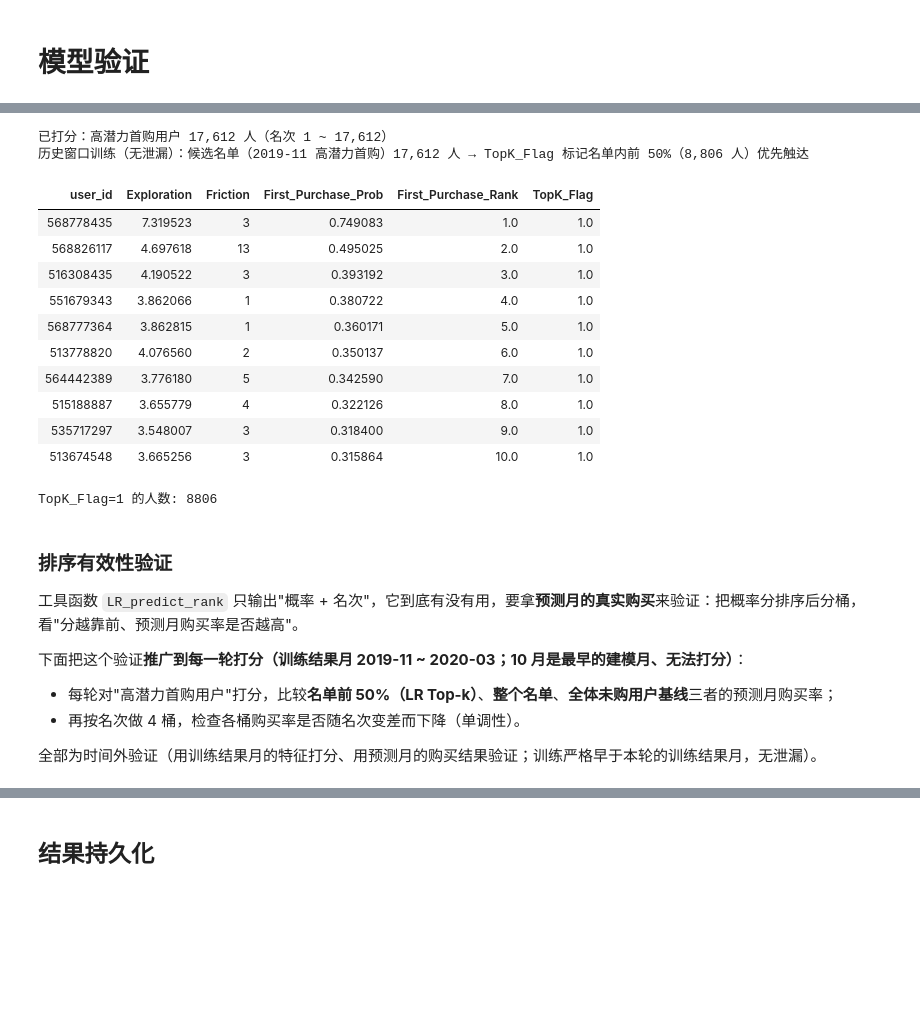
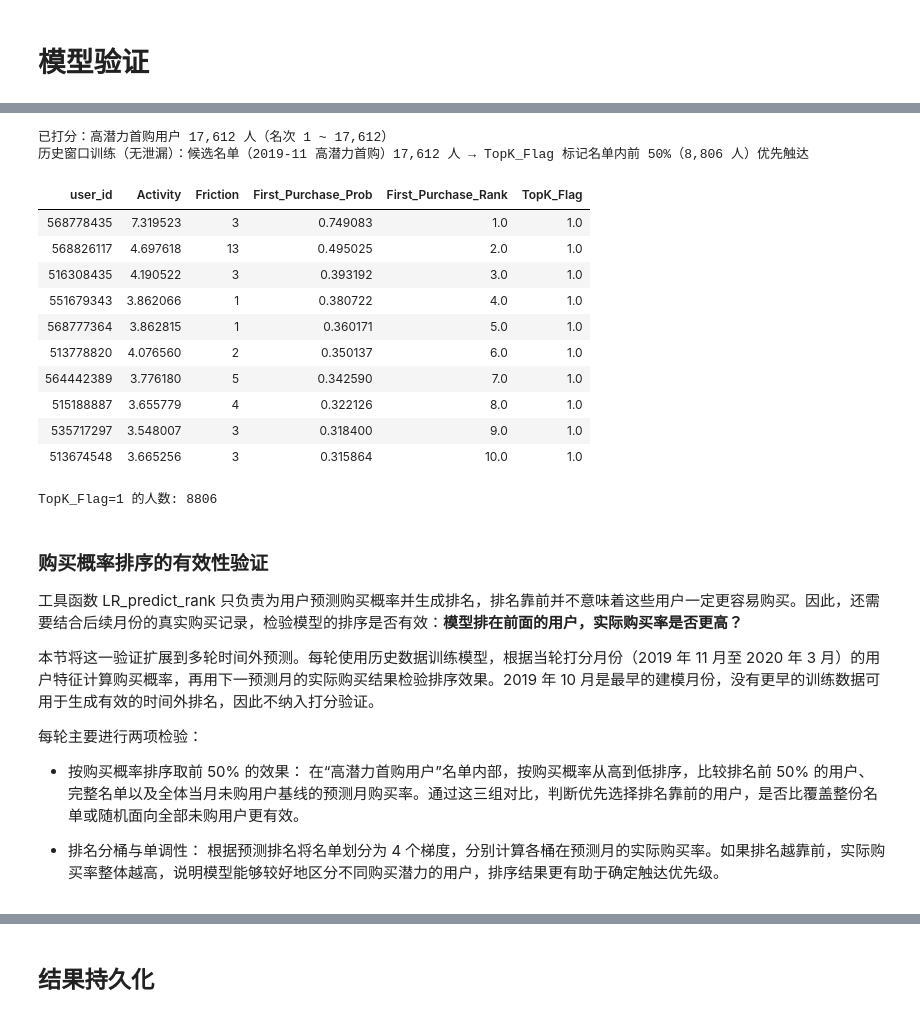
Before and after one commit to DX39069043/ecommerce-user-behavior-segmentation, a Jupyter notebook: main.ipynb, the cells around one changed output, grey strips where cells are left out. Saved outputs shown, nothing was run; the diff lists cells and outputs as text; code cells hidden in the pictures; blank space fills up the shorter version.

```diff
--- a/main.ipynb
+++ b/main.ipynb
@@ -984,35 +1110,35 @@ nov_df['Repurchase_Rank'] = np.nan
 
 # ── 第二步：对"高潜力首购用户"调用工具函数──
 # 后续要给别的标签打分时，照着下面两行再写一次即可（工具函数本身与人群无关）
 target_ids = nov_df.loc[nov_df['User_Segment'] == '高潜力首购用户', 'user_id'].to_numpy()
 # 传入 7 张月度表：函数内部用更早月份的历史样本训练，再对本轮名单打分
 ranked = LR_predict_rank(month_tables, SCORE_MONTH, target_ids)
 # 按 user_id 把概率与名次映射回名单
 nov_df['First_Purchase_Prob'] = nov_df['user_id'].map(ranked.set_index('user_id')['Prob'])
 nov_df['First_Purchase_Rank'] = nov_df['user_id'].map(ranked.set_index('user_id')['Rank'])
 print(f'已打分：高潜力首购用户 {len(target_ids):,} 人（名次 1 ~ {len(target_ids):,}）')
 
 # ── 第三步：调用方口径的"优先触达"标记（名单内前 POOL_TOP_RATIO）──
 in_list = nov_df['First_Purchase_Rank'].notna()
 k = int(np.ceil(int(in_list.sum()) * POOL_TOP_RATIO))
 nov_df['TopK_Flag'] = np.nan
 nov_df.loc[in_list, 'TopK_Flag'] = (nov_df.loc[in_list, 'First_Purchase_Rank'] <= k).astype(int)
 print(f"历史窗口训练（无泄漏）：候选名单（{SCORE_MONTH} 高潜力首购）{int(in_list.sum()):,} 人 → "
       f"TopK_Flag 标记名单内前 {POOL_TOP_RATIO:.0%}（{int((nov_df['TopK_Flag'] == 1).sum()):,} 人）优先触达")
 
 # ── 预览：按首购名次取前 10 ──
 top_preview = (nov_df.loc[nov_df['User_Segment'] == '高潜力首购用户',
-                            ['user_id', 'Exploration', 'Friction',
+                            ['user_id', 'Activity', 'Friction',
                              'First_Purchase_Prob', 'First_Purchase_Rank', 'TopK_Flag']]
                .sort_values('First_Purchase_Rank').head(10))
 display(HTML(top_preview.to_html(index=False)))
 
 # ── 名单规模核对 ──
 print('TopK_Flag=1 的人数:', int(nov_df['TopK_Flag'].sum()))
 # %% [output]
 已打分：高潜力首购用户 17,612 人（名次 1 ~ 17,612）
 历史窗口训练（无泄漏）：候选名单（2019-11 高潜力首购）17,612 人 → TopK_Flag 标记名单内前 50%（8,806 人）优先触达
-| user_id | Exploration | Friction | First_Purchase_Prob | First_Purchase_Rank | TopK_Flag |
+| user_id | Activity | Friction | First_Purchase_Prob | First_Purchase_Rank | TopK_Flag |
 | 568778435 | 7.319523 | 3 | 0.749083 | 1.0 | 1.0 |
 | 568826117 | 4.697618 | 13 | 0.495025 | 2.0 | 1.0 |
 | 516308435 | 4.190522 | 3 | 0.393192 | 3.0 | 1.0 |
@@ -1025,16 +1151,17 @@ print('TopK_Flag=1 的人数:', int(nov_df['TopK_Flag'].sum()))
 | 513674548 | 3.665256 | 3 | 0.315864 | 10.0 | 1.0 |
 TopK_Flag=1 的人数: 8806
 # %% [markdown]
-### 排序有效性验证
+### 购买概率排序的有效性验证
 
-工具函数 `LR_predict_rank` 只输出"概率 + 名次"，它到底有没有用，要拿**预测月的真实购买**来验证：把概率分排序后分桶，看"分越靠前、预测月购买率是否越高"。
+工具函数 LR_predict_rank 只负责为用户预测购买概率并生成排名，排名靠前并不意味着这些用户一定更容易购买。因此，还需要结合后续月份的真实购买记录，检验模型的排序是否有效：**模型排在前面的用户，实际购买率是否更高？**
 
-下面把这个验证**推广到每一轮打分（训练结果月 2019-11 ~ 2020-03；10 月是最早的建模月、无法打分）**：
+本节将这一验证扩展到多轮时间外预测。每轮使用历史数据训练模型，根据当轮打分月份（2019 年 11 月至 2020 年 3 月）的用户特征计算购买概率，再用下一预测月的实际购买结果检验排序效果。2019 年 10 月是最早的建模月份，没有更早的训练数据可用于生成有效的时间外排名，因此不纳入打分验证。
 
-- 每轮对"高潜力首购用户"打分，比较**名单前 50%（LR Top-k）**、**整个名单**、**全体未购用户基线**三者的预测月购买率；
-- 再按名次做 4 桶，检查各桶购买率是否随名次变差而下降（单调性）。
+每轮主要进行两项检验：
 
-全部为时间外验证（用训练结果月的特征打分、用预测月的购买结果验证；训练严格早于本轮的训练结果月，无泄漏）。
+- 按购买概率排序取前 50% 的效果： 在“高潜力首购用户”名单内部，按购买概率从高到低排序，比较排名前 50% 的用户、完整名单以及全体当月未购用户基线的预测月购买率。通过这三组对比，判断优先选择排名靠前的用户，是否比覆盖整份名单或随机面向全部未购用户更有效。
+
+- 排名分桶与单调性： 根据预测排名将名单划分为 4 个梯度，分别计算各桶在预测月的实际购买率。如果排名越靠前，实际购买率整体越高，说明模型能够较好地区分不同购买潜力的用户，排序结果更有助于确定触达优先级。
 # %%
 # ═══════════════════════════════════════════════════
 # 排序有效性验证：LR_predict_rank 给出的名次是否有效
```
Also changed, not shown: parts of 28 cells of this notebook, 8 other files.
